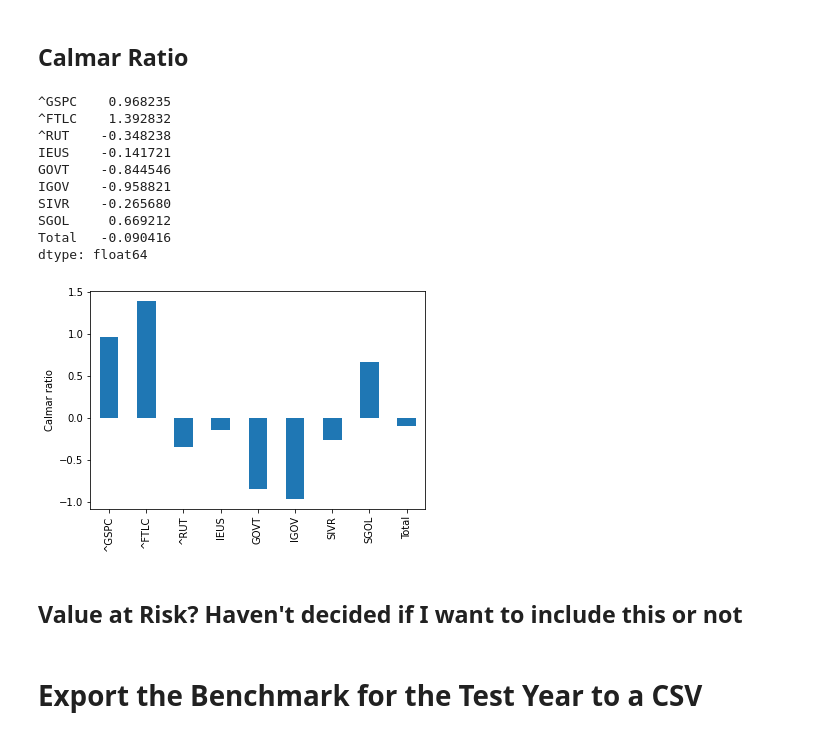
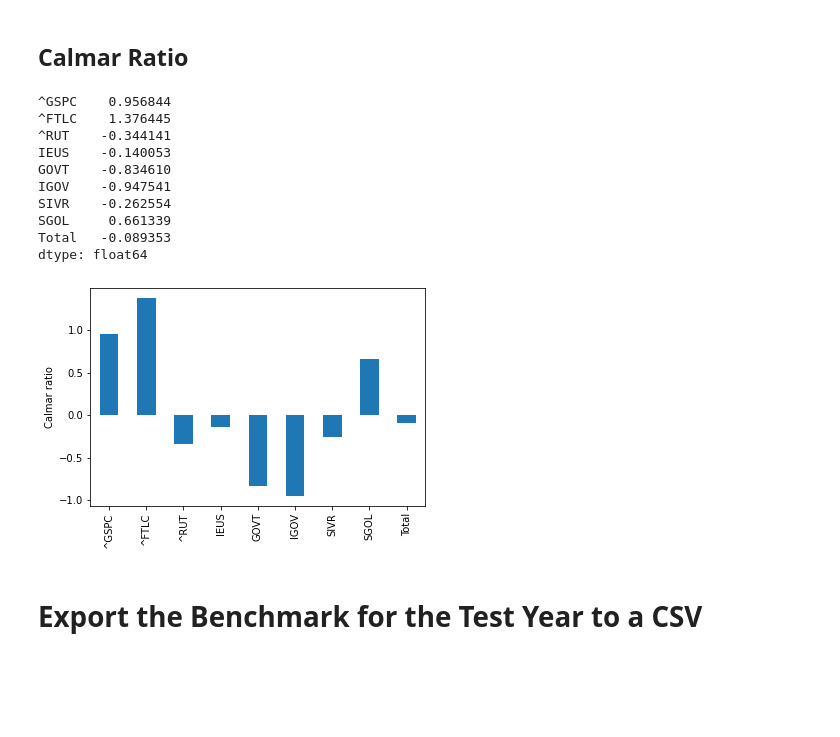
Before and after one commit to Lagher0/FinanceModels, a Jupyter notebook: Deep_Learning_LSTM_Model.ipynb, the cells around one changed output. Saved outputs shown, nothing was run; the diff lists cells and outputs as text; code cells hidden in the pictures; blank space fills up the shorter version.

```diff
--- a/Deep_Learning_LSTM_Model.ipynb
+++ b/Deep_Learning_LSTM_Model.ipynb
@@ -514,26 +514,24 @@ dtype: float64
 # %%
 #daily_stock_returns = portfolio_position_values.pct_change().dropna() # Analysing holding such portfolio position from the start
 daily_stock_returns = portfolio_test_values.pct_change().dropna()
 
-calmars = daily_stock_returns.mean()*255/abs(max_drawdowns)
+calmars = daily_stock_returns.mean()*252/abs(max_drawdowns)
 
 calmars.plot.bar()
 plt.ylabel('Calmar ratio')
 calmars
 # %% [output]
-^GSPC    0.968235
-^FTLC    1.392832
-^RUT    -0.348238
-IEUS    -0.141721
-GOVT    -0.844546
-IGOV    -0.958821
-SIVR    -0.265680
-SGOL     0.669212
-Total   -0.090416
+^GSPC    0.956844
+^FTLC    1.376445
+^RUT    -0.344141
+IEUS    -0.140053
+GOVT    -0.834610
+IGOV    -0.947541
+SIVR    -0.262554
+SGOL     0.661339
+Total   -0.089353
 dtype: float64
-[figure, old version]
+[figure, new version]
-# %% [markdown]
-## Value at Risk? Haven't decided if I want to include this or not
 # %% [markdown]
 # Export the Benchmark for the Test Year to a CSV
 # %%
```
Also changed, not shown: parts of 5 cells of this notebook, 5 other files.
